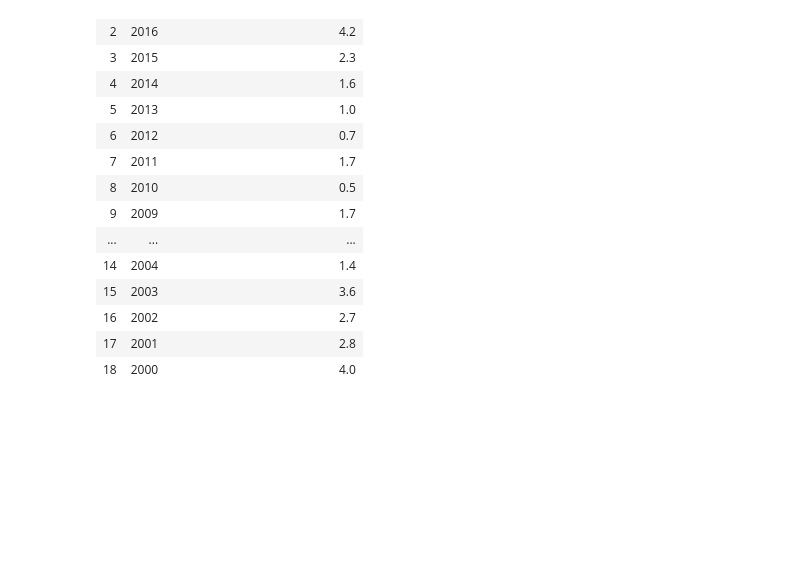
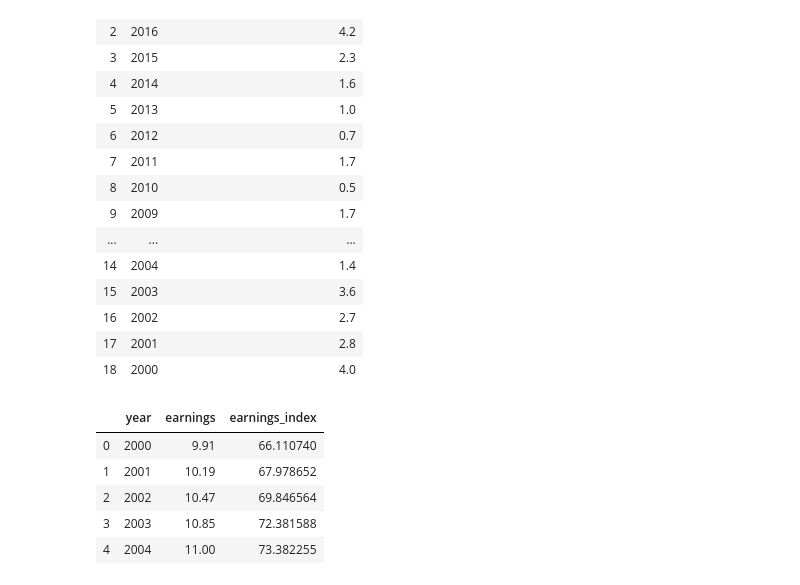
Before and after one commit to Emma-Pang/team_efx_dataproject, a Jupyter notebook: earnings.ipynb, the cells around one changed output. Drawn from its saved outputs; the diff is of its cells as text; code cells hidden in the pictures; blank space fills up the shorter version.

Commit message:
US earnings index

```diff
--- a/earnings.ipynb
+++ b/earnings.ipynb
@@ -89,8 +89,8 @@ values_dict = {
     "year": year,
     "earnings": value}
 
-hourly_earnings = pd.DataFrame(values_dict)
-hourly_earnings.head()
+hourly_earn = pd.DataFrame(values_dict)
+hourly_earn.head()
 # %% [output]
 |  | year | earnings |
 | 0 | 2018 | 14.99 |
@@ -98,3 +98,6 @@ hourly_earnings.head()
 | 2 | 2016 | 14.00 |
 | 3 | 2015 | 13.44 |
 | 4 | 2014 | 13.14 |
+# %%
+hourly_earnings = hourly_earn.astype({'year': 'int64', 'earnings': 'float'})
+hourly_earnings.dtypes
@@ -156,3 +163,14 @@ pct_changes_new
 | 18 | 2000 | 4.0 |
 # %%
 pct_changes_new.to_csv("csv_series/US_earnings_pctchange.csv", index=False, header=True)
+# %%
+hourly_earnings_sort = hourly_earnings.sort_values(['year'], ascending=True)
+hourly_earnings_sort.reset_index(drop=True, inplace=True)
+hourly_earnings_sort.head()
+# %% [output]
+|  | year | earnings | earnings_index |
+| 0 | 2000 | 9.91 | 66.110740 |
+| 1 | 2001 | 10.19 | 67.978652 |
+| 2 | 2002 | 10.47 | 69.846564 |
+| 3 | 2003 | 10.85 | 72.381588 |
+| 4 | 2004 | 11.00 | 73.382255 |
```
Also changed, not shown: parts of 6 cells of this notebook, 2 other files.
